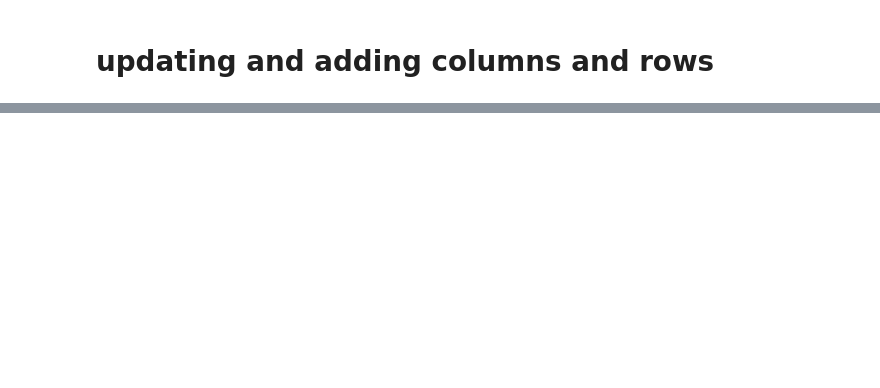
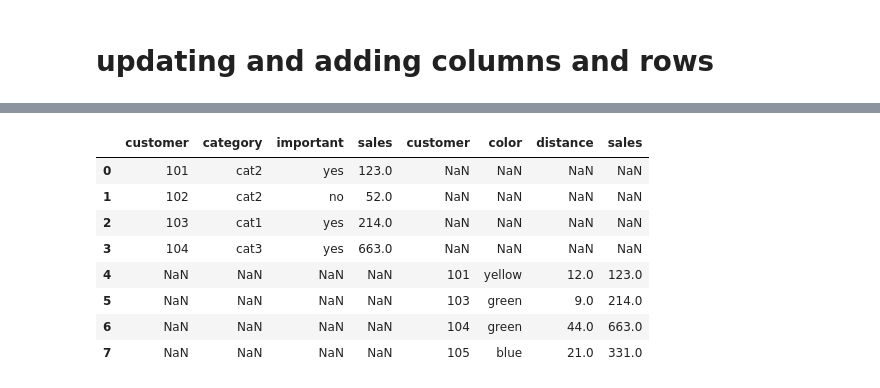
Before and after one commit to RabinPhaiju/Python-Projects, a Jupyter notebook: Modules_Python/pandas/main.ipynb, the cells around one changed output, grey strips where cells are left out. Saved outputs shown, nothing was run; the diff lists cells and outputs as text; code cells hidden in the pictures; blank space fills up the shorter version.

```diff
--- a/Modules_Python/pandas/main.ipynb
+++ b/Modules_Python/pandas/main.ipynb
@@ -345,0 +315,10 @@ df10
+# %%
+df7 = pd.DataFrame({"customer":['101','102','103','104'],
+                    'category': ['cat2','cat2','cat1','cat3'],
+                    'important': ['yes','no','yes','yes'],
+                    'sales': [123,52,214,663]},index=[0,1,2,3])
+
+df8 = pd.DataFrame({"customer":['101','103','104','105'],
+                    'color': ['yellow','green','green','blue'],
+                    'distance': [12,9,44,21],
+                    'sales': [123,214,663,331]},index=[4,5,6,7])
@@ -345,0 +337,12 @@ df10
+# %%
+pd.concat([df7,df8],axis=1,sort=False) # concat column wise
+# %% [output]
+|  | customer | category | important | sales | customer | color | distance | sales |
+| 0 | 101 | cat2 | yes | 123.0 | NaN | NaN | NaN | NaN |
+| 1 | 102 | cat2 | no | 52.0 | NaN | NaN | NaN | NaN |
+| 2 | 103 | cat1 | yes | 214.0 | NaN | NaN | NaN | NaN |
+| 3 | 104 | cat3 | yes | 663.0 | NaN | NaN | NaN | NaN |
+| 4 | NaN | NaN | NaN | NaN | 101 | yellow | 12.0 | 123.0 |
+| 5 | NaN | NaN | NaN | NaN | 103 | green | 9.0 | 214.0 |
+| 6 | NaN | NaN | NaN | NaN | 104 | green | 44.0 | 663.0 |
+| 7 | NaN | NaN | NaN | NaN | 105 | blue | 21.0 | 331.0 |
```
Also changed, not shown: parts of 78 cells of this notebook, 1 other file.
